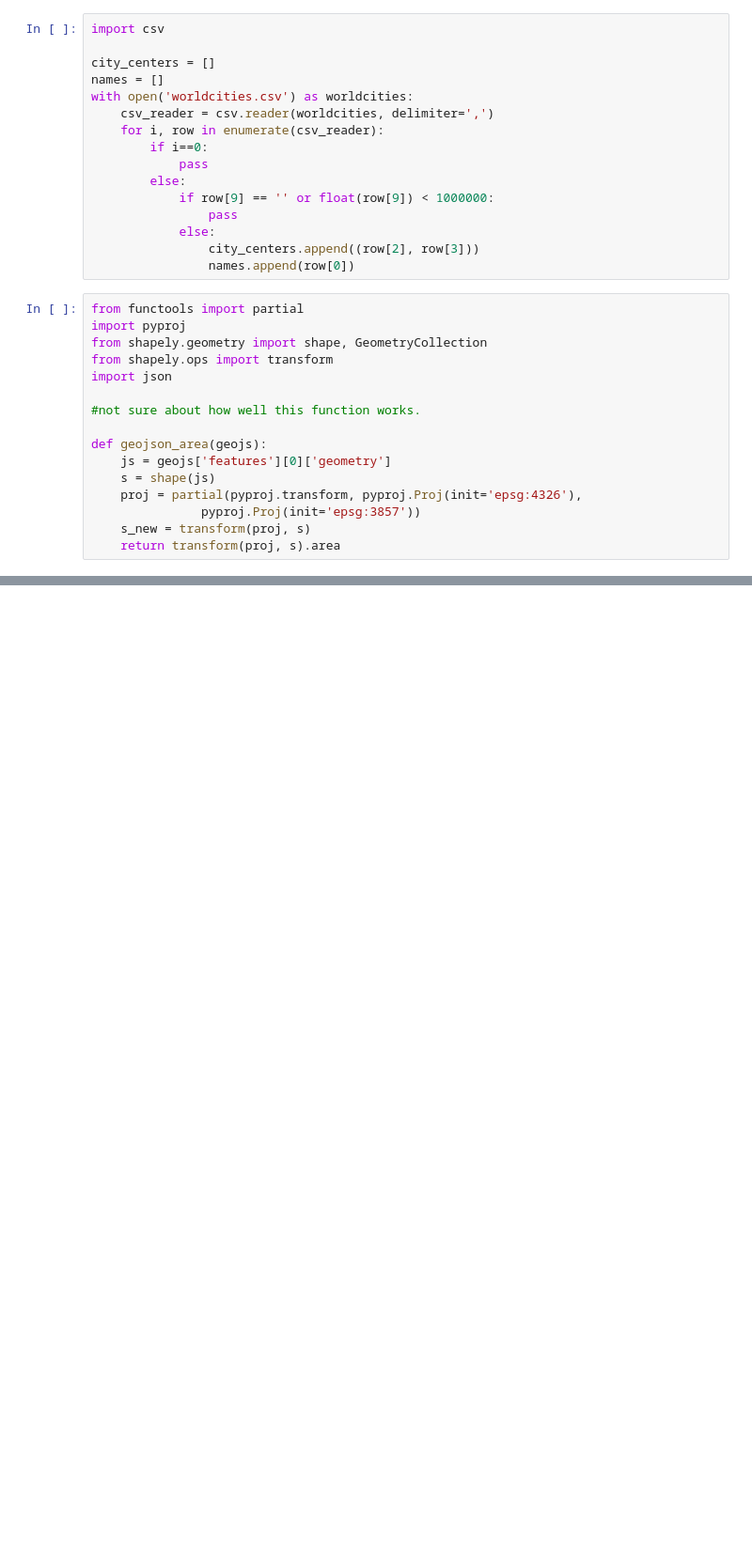
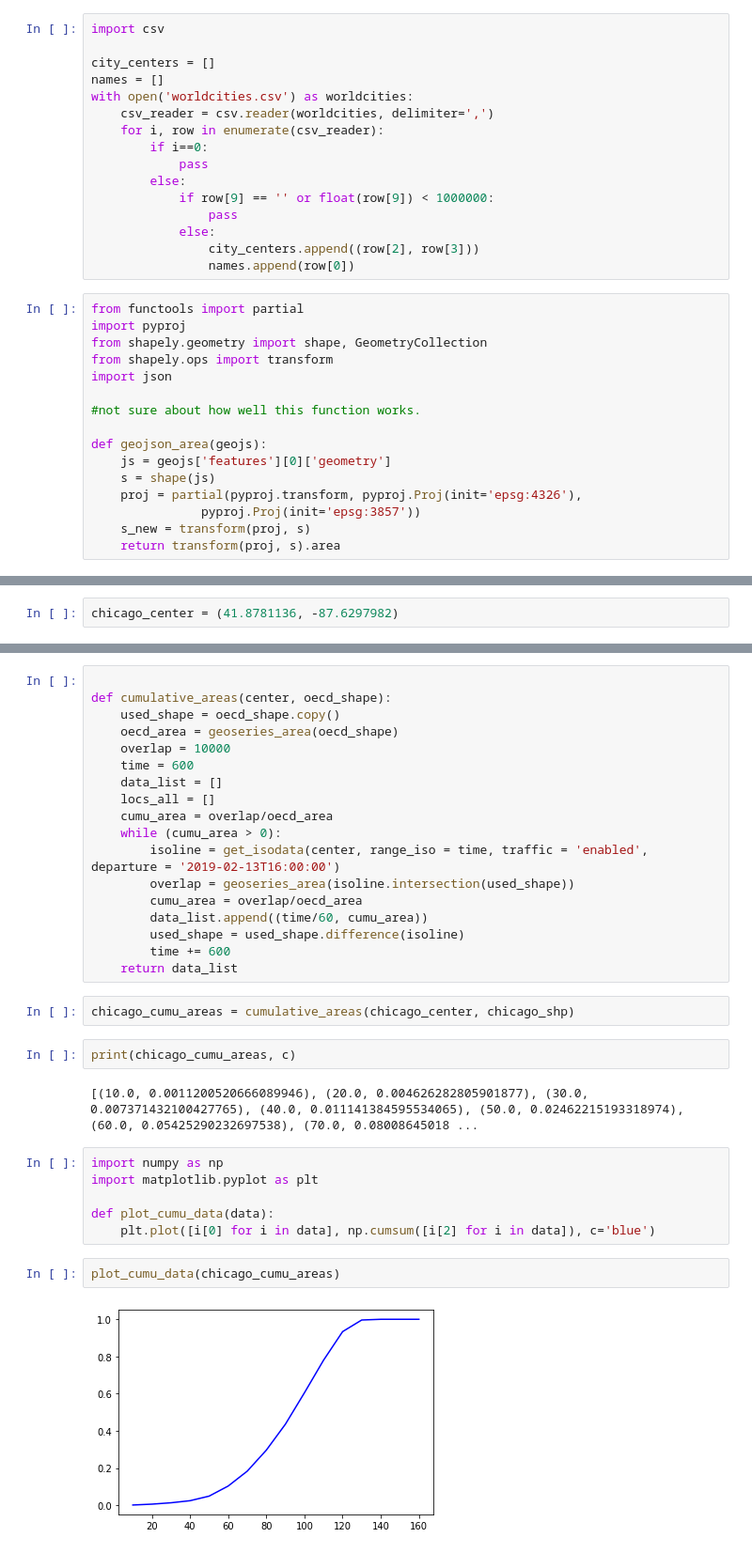
Before and after one commit to mansueto-institute/urban-isolines, a Jupyter notebook: City Dileniations.ipynb, the cells around one changed output, grey strips where cells are left out. Shown at 94% size. Saved outputs shown, nothing was run; the diff lists cells and outputs as text; blank space fills up the shorter version.

```diff
--- a/City Dileniations.ipynb
+++ b/City Dileniations.ipynb
@@ -125,0 +145,2 @@ geojson_area(locsabad)
+# %%
+chicago_center = (41.8781136, -87.6297982)
@@ -125,0 +225,34 @@ geojson_area(locsabad)
+# %%
+
+def cumulative_areas(center, oecd_shape):
+    used_shape = oecd_shape.copy()
+    oecd_area = geoseries_area(oecd_shape)
+    overlap = 10000
+    time = 600
+    data_list = []
+    locs_all = []
+    cumu_area = overlap/oecd_area
+    while (cumu_area > 0):
+        isoline = get_isodata(center, range_iso = time, traffic = 'enabled', departure = '2019-02-13T16:00:00')
+        overlap = geoseries_area(isoline.intersection(used_shape))
+        cumu_area = overlap/oecd_area
+        data_list.append((time/60, cumu_area))
+        used_shape = used_shape.difference(isoline)
+        time += 600
+    return data_list
+# %%
+chicago_cumu_areas = cumulative_areas(chicago_center, chicago_shp)
+# %%
+print(chicago_cumu_areas, c)
+# %% [output]
+[(10.0, 0.0011200520666089946), (20.0, 0.004626282805901877), (30.0, 0.007371432100427765), (40.0, 0.011141384595534065), (50.0, 0.02462215193318974), (60.0, 0.05425290232697538), (70.0, 0.08008645018 ...
+# %%
+import numpy as np
+import matplotlib.pyplot as plt
+
+def plot_cumu_data(data):
+    plt.plot([i[0] for i in data], np.cumsum([i[2] for i in data]), c='blue')
+# %%
+plot_cumu_data(chicago_cumu_areas)
+# %% [output]
+[figure, added]
```
Also changed, not shown: parts of 57 cells of this notebook.
